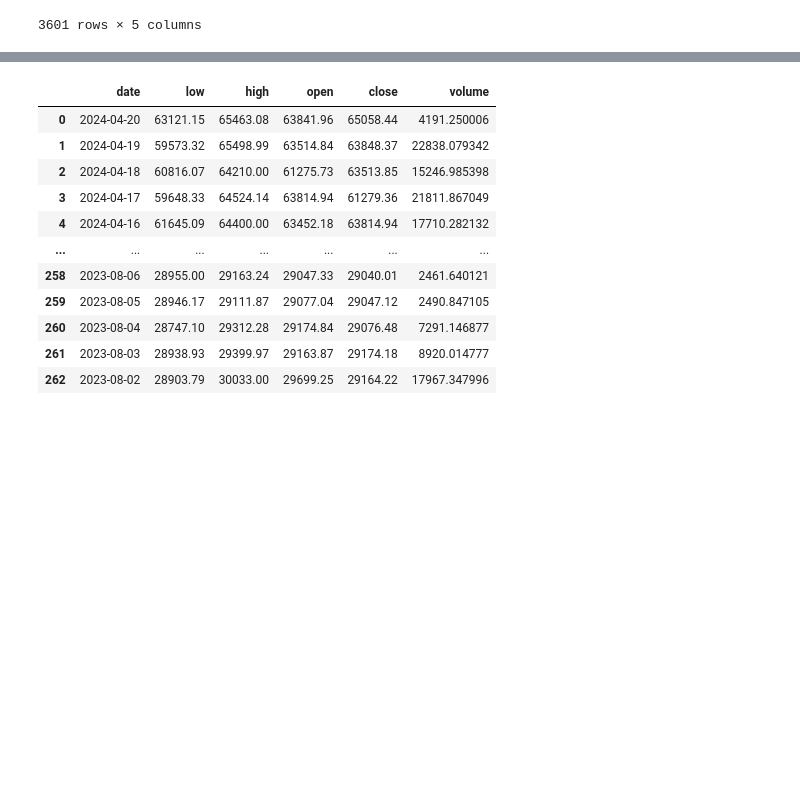
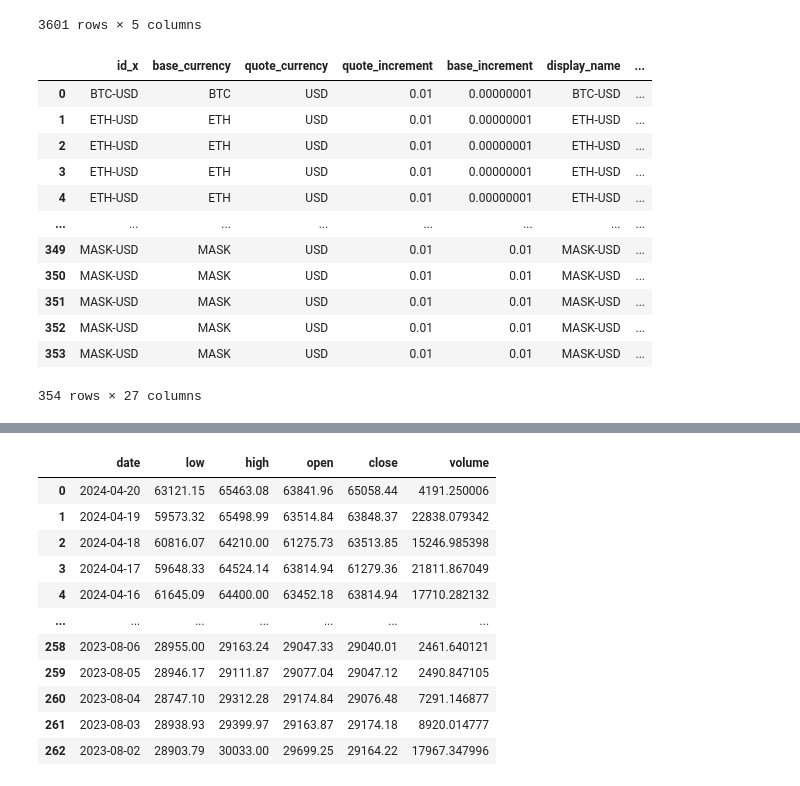
Before and after one commit to vavabramov/diversified_portfolio, a Jupyter notebook: data_collection.ipynb, the cells around one changed output, grey strips where cells are left out. Drawn from its saved outputs; the diff is of its cells as text; code cells hidden in the pictures; blank space fills up the shorter version.

```diff
--- a/data_collection.ipynb
+++ b/data_collection.ipynb
@@ -72,4 +135,0 @@ coins
-# %%
-sample = coins.sort_values(by=['market_cap'], ascending=False).head(100)
-sample = sample.reset_index(drop=True)
-sample
@@ -166,0 +194,17 @@ category_mapping.to_csv('crypto_categories.csv', index=False)
+# %%
+l = sample.merge(category_mapping, how='left', on=['symbol'])
+l
+# %% [output]
+|  | id_x | base_currency | quote_currency | quote_increment | base_increment | display_name | ... |
+| 0 | BTC-USD | BTC | USD | 0.01 | 0.00000001 | BTC-USD | ... |
+| 1 | ETH-USD | ETH | USD | 0.01 | 0.00000001 | ETH-USD | ... |
+| 2 | ETH-USD | ETH | USD | 0.01 | 0.00000001 | ETH-USD | ... |
+| 3 | ETH-USD | ETH | USD | 0.01 | 0.00000001 | ETH-USD | ... |
+| 4 | ETH-USD | ETH | USD | 0.01 | 0.00000001 | ETH-USD | ... |
+| ... | ... | ... | ... | ... | ... | ... | ... |
+| 349 | MASK-USD | MASK | USD | 0.01 | 0.01 | MASK-USD | ... |
+| 350 | MASK-USD | MASK | USD | 0.01 | 0.01 | MASK-USD | ... |
+| 351 | MASK-USD | MASK | USD | 0.01 | 0.01 | MASK-USD | ... |
+| 352 | MASK-USD | MASK | USD | 0.01 | 0.01 | MASK-USD | ... |
+| 353 | MASK-USD | MASK | USD | 0.01 | 0.01 | MASK-USD | ... |
+354 rows × 27 columns
```
Also changed, not shown: parts of 19 cells of this notebook, 5 other files.
